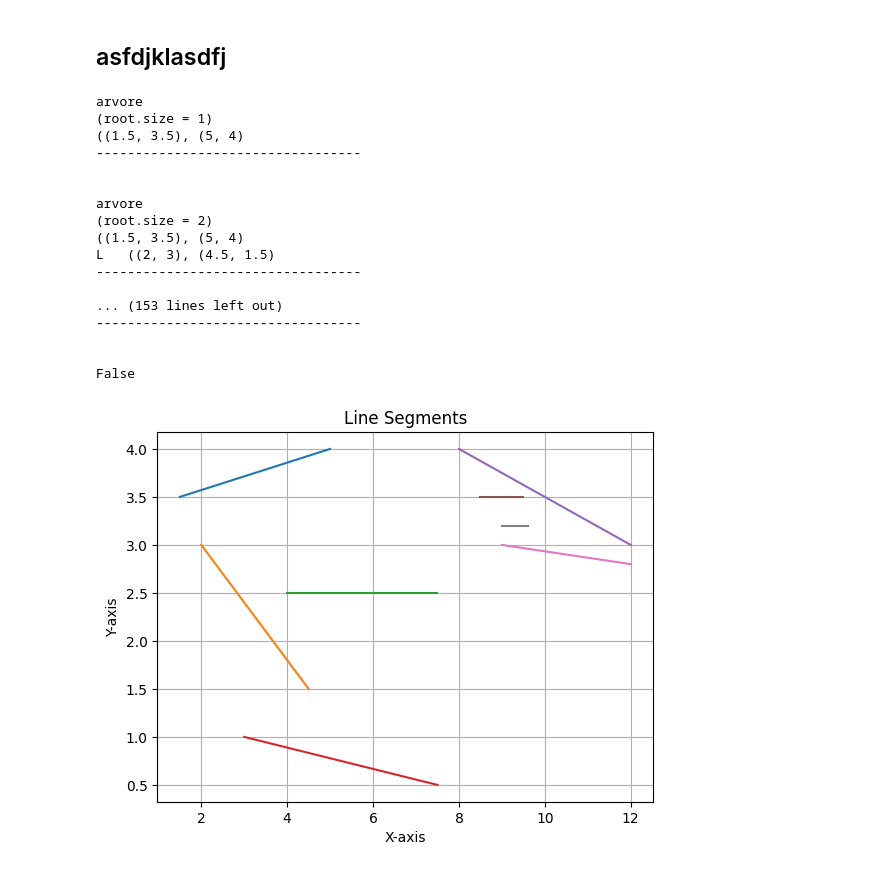
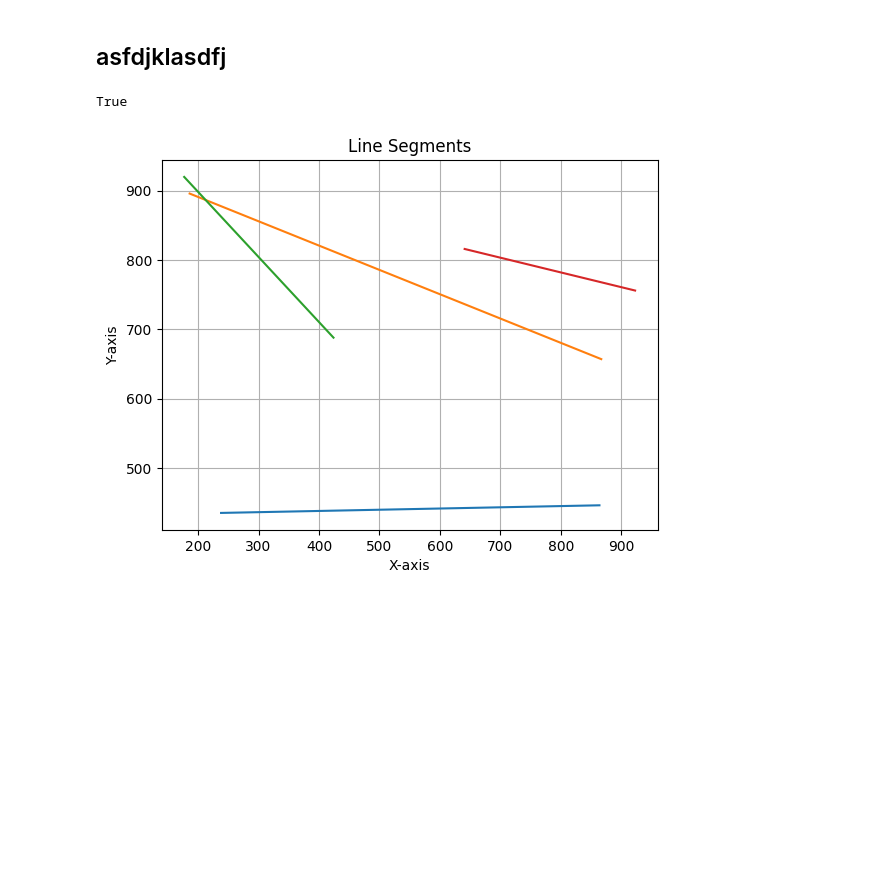
Before and after one commit to Chbmleao/Algorithms2-TP1, a Jupyter notebook: tp1.ipynb, the cells around one changed output. Saved outputs shown, nothing was run; the diff lists cells and outputs as text; code cells hidden in the pictures; blank space fills up the shorter version.

```diff
--- a/tp1.ipynb
+++ b/tp1.ipynb
@@ -138,11 +138,13 @@ class Segment:
         else:
             self.p1 = p2
             self.p2 = p1
+        if (self.p2.x - self.p1.x) == 0:
+            self.p2.x += 0.05
         self.mi = (self.p2.y - self.p1.y) / (self.p2.x - self.p1.x)
         self.b = self.p1.y - (self.mi * self.p1.x)
 
     def __str__(self):
-        return '(' + str(self.p1) + ', ' + str(self.p2)
+        return '(' + str(self.p1) + ', ' + str(self.p2) + ')'
 
     def __lt__(self, other):
         z = self
@@ -152,6 +154,14 @@ class Segment:
 
         return zy < othery
 
+    def __gt__(self, other):
+        z = self
+        currentX = z.p2.x
+        zy = z.p2.y
+        othery = other.getY(currentX)
+
+        return zy > othery
+
     def getY(self, x):
         return (self.mi * x) + self.b
 # %% [markdown]
@@ -307,10 +317,10 @@ class RedBlackTree:
   def search(self, value, x = None):
     if x is None: x = self.root
     while x and x.value != value:
-      if value < x.value:
+      if value > x.value:
+        x = x.right
+      else:
         x = x.left
-      else:
-        x = x.right
     return x
 
   def is_empty(self):
@@ -541,55 +544,39 @@ def generateSegments(count, min, max):
         segments.append(segment)
     return segments
 
-segmentsOriginal = [((1.5, 3.5), (5, 4)), ((2,3) , (4.5, 1.5)), ((4, 2.5), (7.5, 2.5)), ((3,1), (7.5, 0.5)), ((8,4), (12, 3)), ((8.5, 3.5), (9.5, 3.5)), ((9, 3), (12, 2.8)), ((9.6, 3.2), (9, 3.2))]
+segmentsOriginal = generateSegments(4, 0, 1000)
 
 segments = map(
     lambda points:
     Segment(
         Point(points[0][0], points[0][1]),
         Point(points[1][0], points[1][1])
     ),
     segmentsOriginal
 )
 
 segments = list(segments)
 
 
 print(anySegmentsIntersect(segments))
 # Extract x and y coordinates for plotting
 x_values = [x for segment in segmentsOriginal for x, y in segment]
 y_values = [y for segment in segmentsOriginal for x, y in segment]
 
 # Plot line segments
 for segment in segmentsOriginal:
     x1, y1 = segment[0]
     x2, y2 = segment[1]
     plt.plot([x1, x2], [y1, y2])
 
 # Customize the plot (labels, title, etc.)
 plt.xlabel("X-axis")
 plt.ylabel("Y-axis")
 plt.title("Line Segments")
 
 # Show the plot
 plt.grid(True)
 plt.show()
 # %% [output]
-arvore
-(root.size = 1)
-((1.5, 3.5), (5, 4)
-----------------------------------
-
-
-arvore
-(root.size = 2)
-((1.5, 3.5), (5, 4)
-L   ((2, 3), (4.5, 1.5)
-----------------------------------
-
-... (153 lines left out)
-----------------------------------
-
-
-False
+True
-[figure, old version]
+[figure, new version]
```
Also changed, not shown: parts of 4 cells of this notebook.
